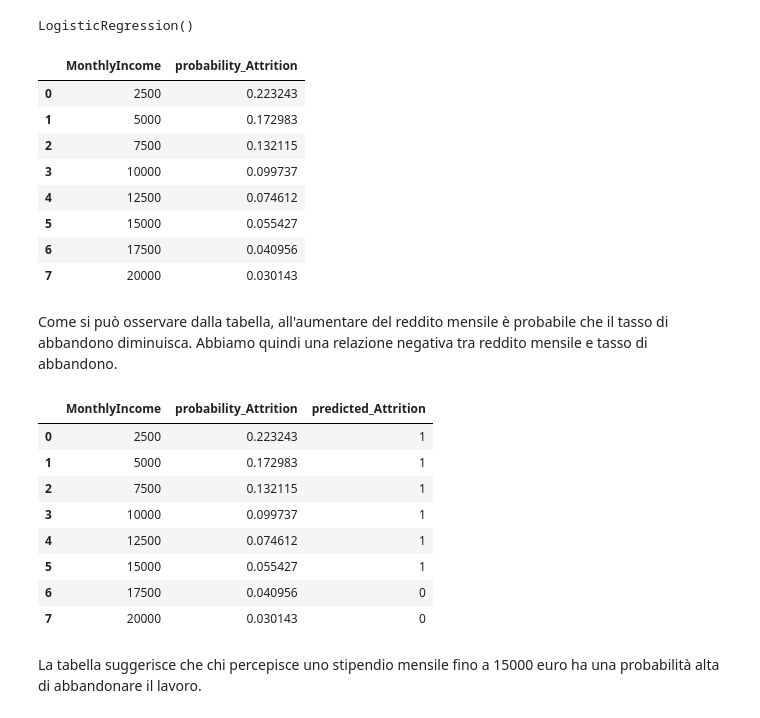
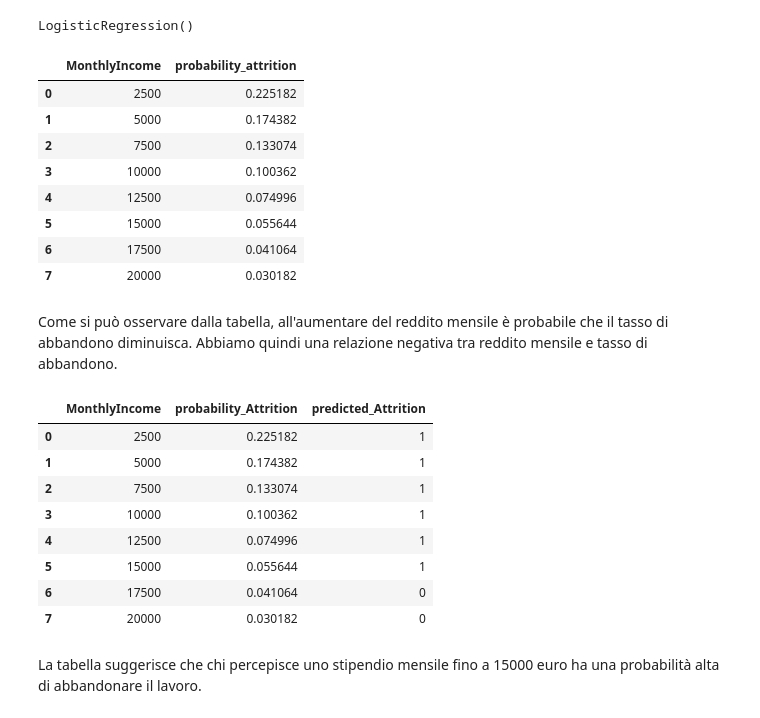
Before and after one commit to elisamezzi/Progetto_IDSAPCProg_gruppo5, a Jupyter notebook: notebooks/IntroDSePCProg_gruppo5_Attrition.ipynb, the cells around one changed output. Cells and saved outputs as stored; diff of their text form; code cells hidden in the pictures.

```diff
--- a/notebooks/IntroDSePCProg_gruppo5_Attrition.ipynb
+++ b/notebooks/IntroDSePCProg_gruppo5_Attrition.ipynb
@@ -1205,33 +1205,34 @@ plt.show()
 [figure]
 # %%
 #Addestriamo il modello
-x_df_EA_clean=df_EA_clean[["MonthlyIncome"]]
-y_df_EA_clean = df_EA_clean["Attrition"]
+
+X_income_train = x_train[["MonthlyIncome"]]
+X_income_test = x_test[["MonthlyIncome"]]
+
 
 df_EA_clean_model = LogisticRegression()
-df_EA_clean_model.fit(x_df_EA_clean, y_df_EA_clean)
+df_EA_clean_model.fit(X_income_train, y_train)
 # %% [output]
 LogisticRegression()
 # %%
 #Calcoliamo le probabilità predette
 new_EA= pd.DataFrame({"MonthlyIncome": [2500,5000,7500,10000,12500,15000,17500,20000]})
-
-probs_EA =df_EA_clean_model.predict_proba(new_EA)[:, 1]
+probs_EA = df_EA_clean_model.predict_proba(new_EA)[:, 1]
 
 pd.DataFrame({
     "MonthlyIncome": new_EA["MonthlyIncome"],
-    "probability_Attrition": probs_EA
+    "probability_attrition": probs_EA
 })
 # %% [output]
-|  | MonthlyIncome | probability_Attrition |
-| 0 | 2500 | 0.223243 |
-| 1 | 5000 | 0.172983 |
-| 2 | 7500 | 0.132115 |
-| 3 | 10000 | 0.099737 |
-| 4 | 12500 | 0.074612 |
-| 5 | 15000 | 0.055427 |
-| 6 | 17500 | 0.040956 |
-| 7 | 20000 | 0.030143 |
+|  | MonthlyIncome | probability_attrition |
+| 0 | 2500 | 0.225182 |
+| 1 | 5000 | 0.174382 |
+| 2 | 7500 | 0.133074 |
+| 3 | 10000 | 0.100362 |
+| 4 | 12500 | 0.074996 |
+| 5 | 15000 | 0.055644 |
+| 6 | 17500 | 0.041064 |
+| 7 | 20000 | 0.030182 |
 # %% [markdown]
 Come si può osservare dalla tabella, all'aumentare del reddito mensile è probabile che il tasso di abbandono diminuisca. Abbiamo quindi una relazione negativa tra reddito mensile e tasso di abbandono.
 # %%
@@ -1247,14 +1248,14 @@ pd.DataFrame({
 })
 # %% [output]
 |  | MonthlyIncome | probability_Attrition | predicted_Attrition |
-| 0 | 2500 | 0.223243 | 1 |
-| 1 | 5000 | 0.172983 | 1 |
-| 2 | 7500 | 0.132115 | 1 |
-| 3 | 10000 | 0.099737 | 1 |
-| 4 | 12500 | 0.074612 | 1 |
-| 5 | 15000 | 0.055427 | 1 |
-| 6 | 17500 | 0.040956 | 0 |
-| 7 | 20000 | 0.030143 | 0 |
+| 0 | 2500 | 0.225182 | 1 |
+| 1 | 5000 | 0.174382 | 1 |
+| 2 | 7500 | 0.133074 | 1 |
+| 3 | 10000 | 0.100362 | 1 |
+| 4 | 12500 | 0.074996 | 1 |
+| 5 | 15000 | 0.055644 | 1 |
+| 6 | 17500 | 0.041064 | 0 |
+| 7 | 20000 | 0.030182 | 0 |
 # %% [markdown]
 La tabella suggerisce che chi percepisce uno stipendio mensile fino a 15000 euro ha una probabilità alta di abbandonare il lavoro.
 # %%
```
Also changed, not shown: parts of 1 cell of this notebook.
